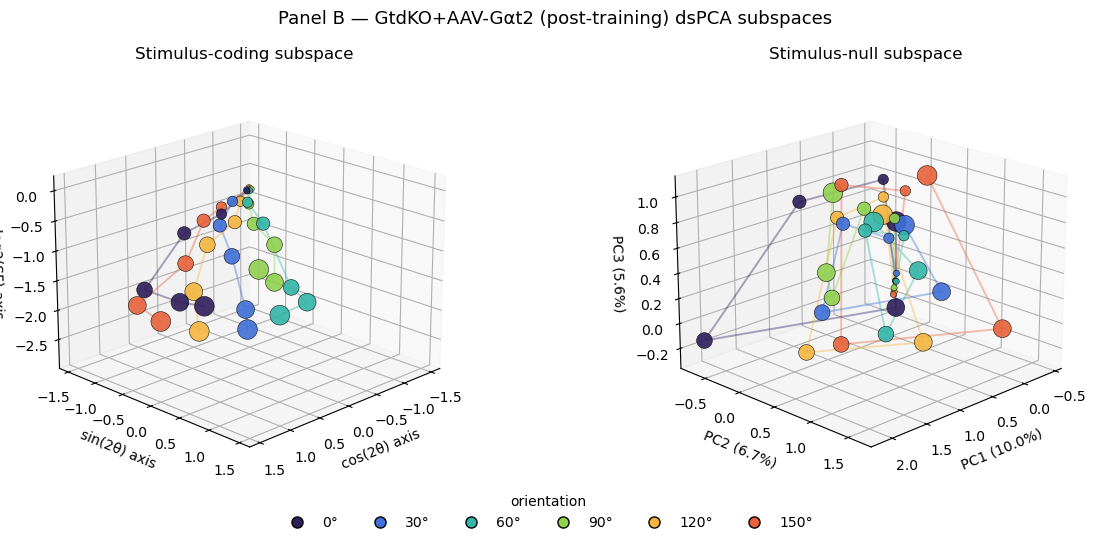
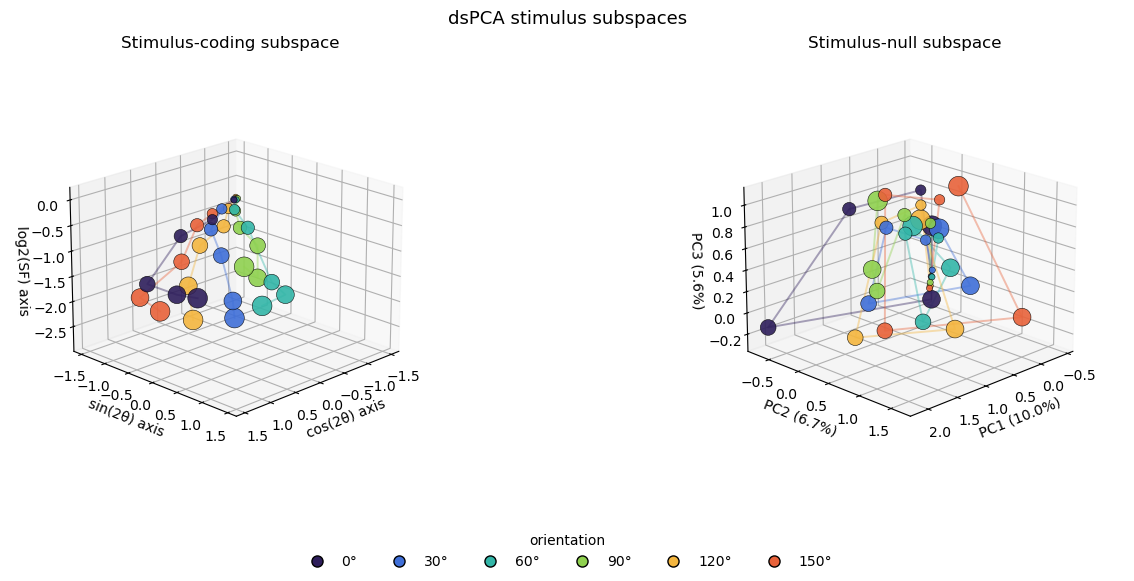
The change to this notebook cell's code, shown as a diff; its figure went from the first image to the second:
--- before
+++ after
@@ -21,9 +21,10 @@
     ax.set_xlabel(labels[0]); ax.set_ylabel(labels[1]); ax.set_zlabel(labels[2])
     ax.set_title(title); ax.view_init(elev=20, azim=azim)
+    ax.set_box_aspect(None, zoom=0.82)  # shrink the 3-D box so axis labels aren't clipped
     if lims is not None:
         ax.set_xlim(*lims); ax.set_ylim(*lims)
 
 null_pct3 = 100 * targetfree_subspace_var[:3] / total_var
-fig = plt.figure(figsize=(13, 5.4))
+fig = plt.figure(figsize=(14, 5.8))
 ax1 = fig.add_subplot(1, 2, 1, projection='3d')
 plot_subspace_3d(ax1, projection_target_subspace, 2, 1, 0,
@@ -38,4 +39,4 @@
            for o, c in ori_colors.items()]
 fig.legend(handles=handles, title='orientation', loc='lower center', ncol=6, frameon=False)
-fig.suptitle('Panel B — GtdKO+AAV-Gαt2 (post-training) dsPCA subspaces', fontsize=13)
-plt.tight_layout(rect=[0, 0.06, 1, 1]); plt.show()
+fig.suptitle('dsPCA stimulus subspaces', fontsize=13)
+fig.subplots_adjust(left=0.03, right=0.97, bottom=0.14, top=0.90, wspace=0.05); plt.show()

Commit: Generalize Vision-subspace demo; rename data file; fix demo data paths